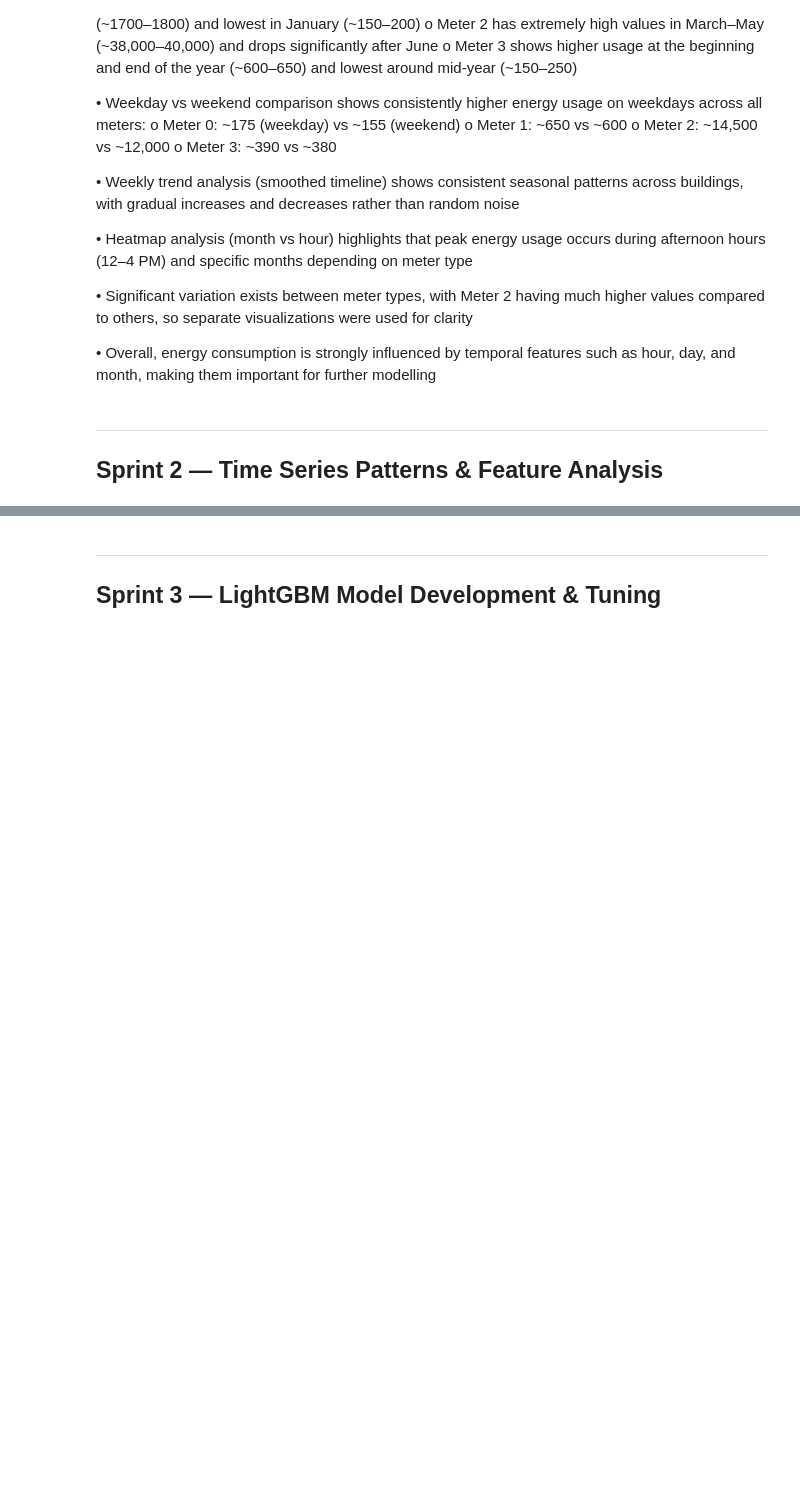
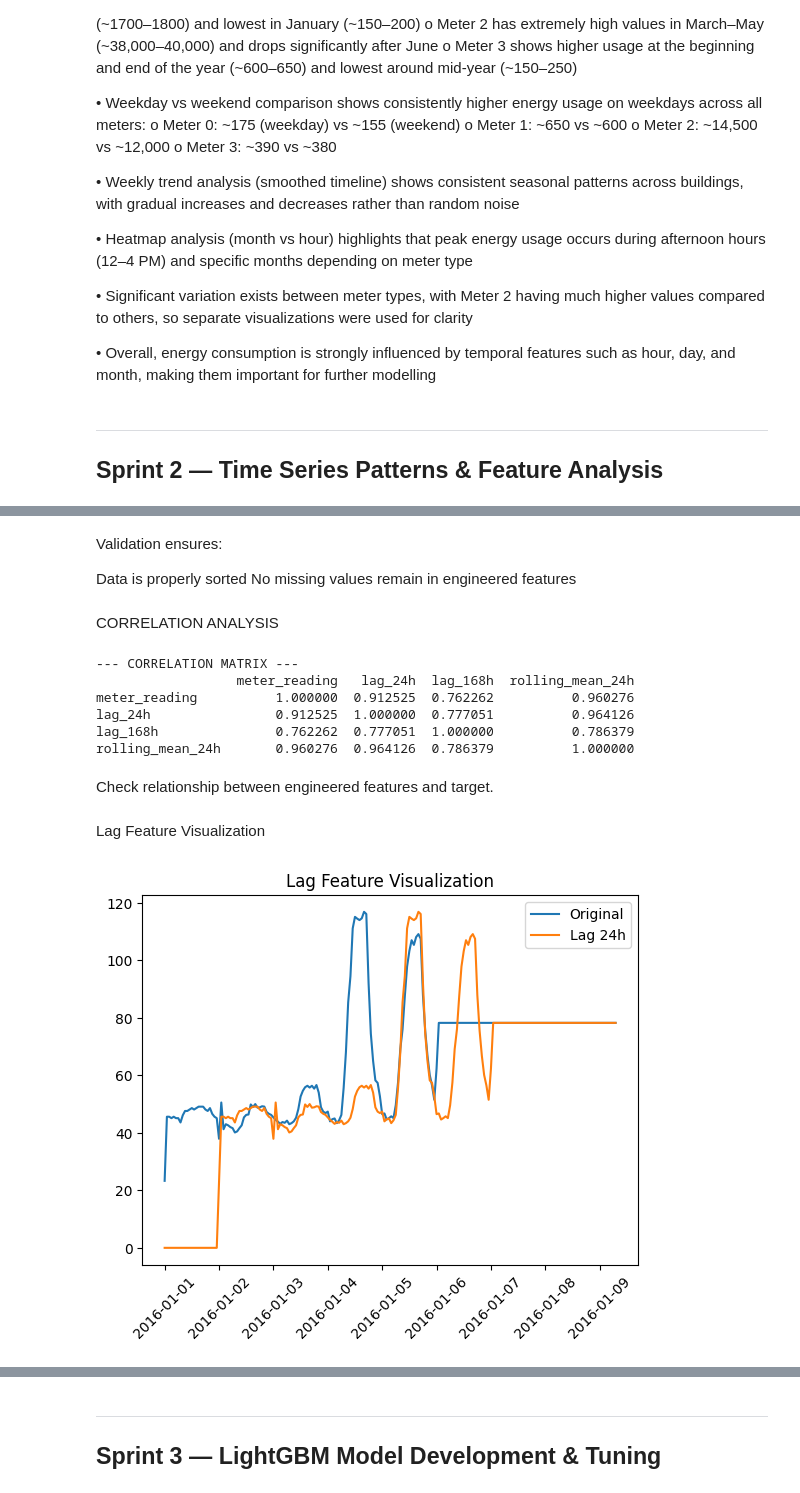
Before and after one commit to ZahraSabouri/CMT307_GreatEnergyPredictor, a Jupyter notebook: notebooks/Shivalika_Time_Series_Patterns.ipynb, the cells around one changed output, grey strips where cells are left out. Drawn from its saved outputs; the diff is of its cells as text; code cells hidden in the pictures; blank space fills up the shorter version.

```diff
--- a/notebooks/Shivalika_Time_Series_Patterns.ipynb
+++ b/notebooks/Shivalika_Time_Series_Patterns.ipynb
@@ -323,0 +409,11 @@ Key Findings:
+# %%
+# Convert timestamp to datetime
+train_df['timestamp'] = pd.to_datetime(train_df['timestamp'])
+test_df['timestamp'] = pd.to_datetime(test_df['timestamp'])
+
+# Sort data for time-series correctness
+train_df = train_df.sort_values(['building_id', 'meter', 'timestamp'])
+test_df = test_df.sort_values(['building_id', 'meter', 'timestamp'])
+
+print("\n--- TIMESTAMP CHECK ---")
+print(train_df[['timestamp']].head())
@@ -323,0 +440,7 @@ Key Findings:
+# %%
+train_df['lag_24h'] = train_df.groupby(['building_id','meter'])['meter_reading'].shift(24)
+train_df['lag_72h'] = train_df.groupby(['building_id','meter'])['meter_reading'].shift(72)
+train_df['lag_168h'] = train_df.groupby(['building_id','meter'])['meter_reading'].shift(168)
+
+
+print(train_df[['meter_reading','lag_24h','lag_72h','lag_168h']].head(10))
@@ -323,0 +527,10 @@ Key Findings:
+# %%
+feature_cols = [
+    'lag_24h','lag_72h','lag_168h',
+    'rolling_mean_24h','rolling_std_24h','rolling_mean_168h'
+]
+
+train_df[feature_cols] = train_df[feature_cols].fillna(0)
+
+print("\n--- MISSING VALUES AFTER HANDLING ---")
+print(train_df[feature_cols].isnull().sum())
@@ -323,0 +592,35 @@ Key Findings:
+# %% [markdown]
+Validation ensures:
+
+Data is properly sorted
+No missing values remain in engineered features
+# %% [markdown]
+CORRELATION ANALYSIS
+# %%
+corr = train_df[['meter_reading','lag_24h','lag_168h','rolling_mean_24h']].corr()
+
+print("\n--- CORRELATION MATRIX ---")
+print(corr)
+# %% [output]
+--- CORRELATION MATRIX ---
+                  meter_reading   lag_24h  lag_168h  rolling_mean_24h
+meter_reading          1.000000  0.912525  0.762262          0.960276
+lag_24h                0.912525  1.000000  0.777051          0.964126
+lag_168h               0.762262  0.777051  1.000000          0.786379
+rolling_mean_24h       0.960276  0.964126  0.786379          1.000000
+# %% [markdown]
+Check relationship between engineered features and target.
+# %% [markdown]
+Lag Feature Visualization
+# %%
+sample = train_df[train_df['building_id'] == 105].head(200)
+
+plt.figure()
+plt.plot(sample['timestamp'], sample['meter_reading'], label='Original')
+plt.plot(sample['timestamp'], sample['lag_24h'], label='Lag 24h')
+plt.legend()
+plt.title("Lag Feature Visualization")
+plt.xticks(rotation=45)
+plt.show()
+# %% [output]
+[figure, added]
```
Also changed, not shown: parts of 29 cells of this notebook.
